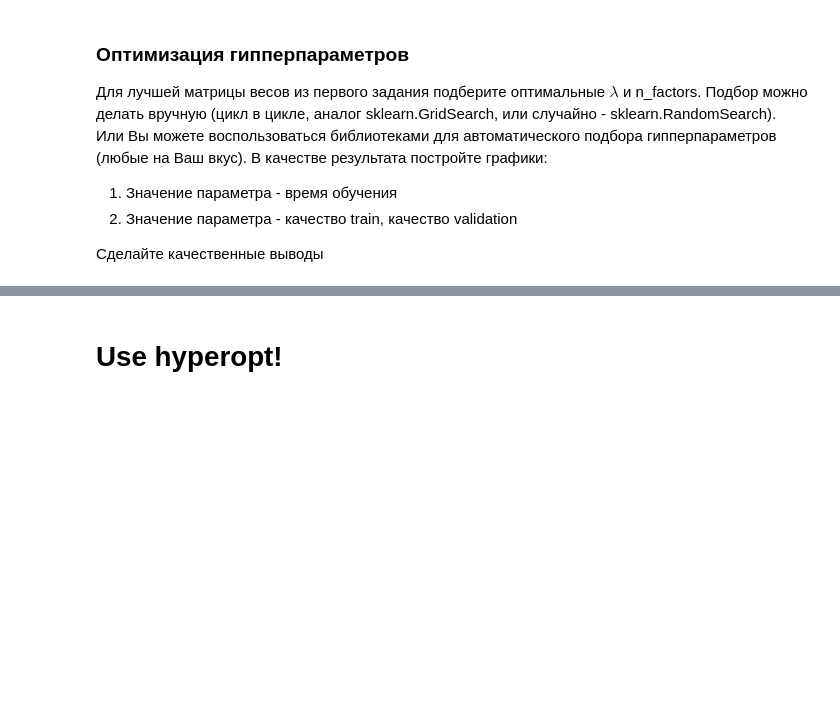
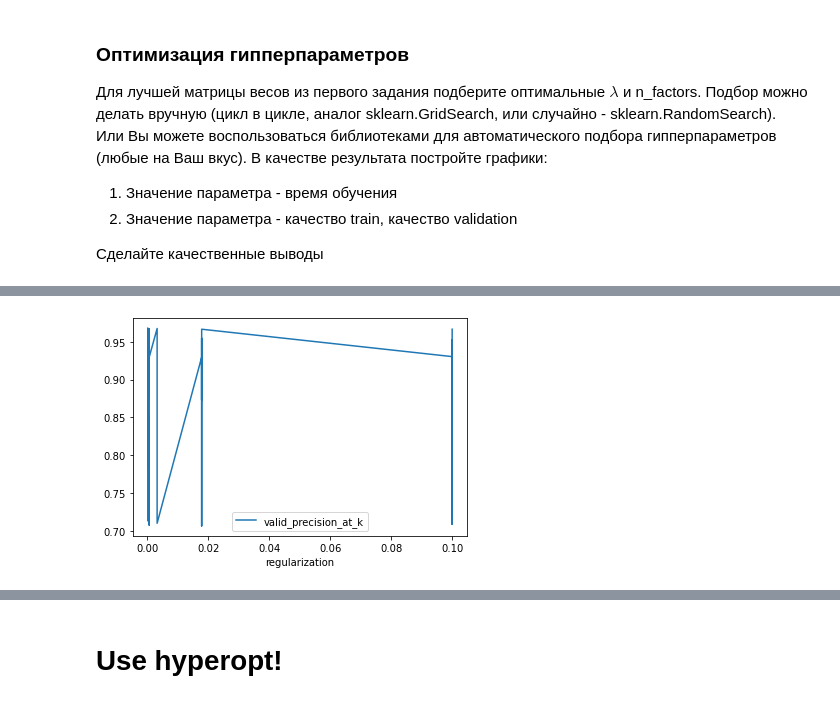
Before and after one commit to IrenAnikushina/Q4.Recommender_Systems, a Jupyter notebook: Q4_Spark.L3.ipynb, the cells around one changed output, grey strips where cells are left out. Drawn from its saved outputs; the diff is of its cells as text; code cells hidden in the pictures; blank space fills up the shorter version.

```diff
--- a/Q4_Spark.L3.ipynb
+++ b/Q4_Spark.L3.ipynb
@@ -200,0 +280,5 @@ NameError: name 'ALS' is not defined
+# %%
+summary.sort_values(by='regularization').plot(x ='regularization', y='valid_precision_at_k', kind = 'line')
+plt.show()
+# %% [output]
+[figure, added]
```
Also changed, not shown: parts of 15 cells of this notebook.
